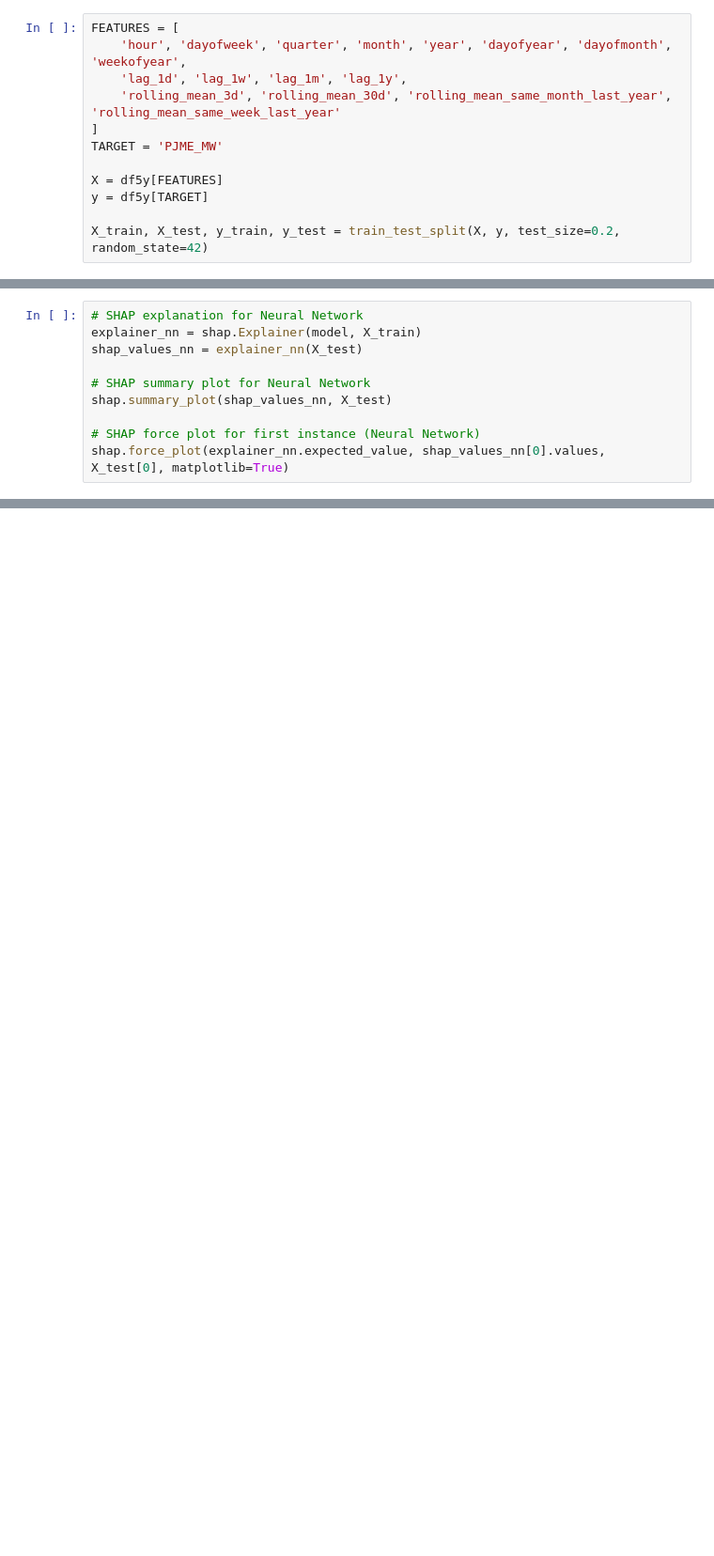
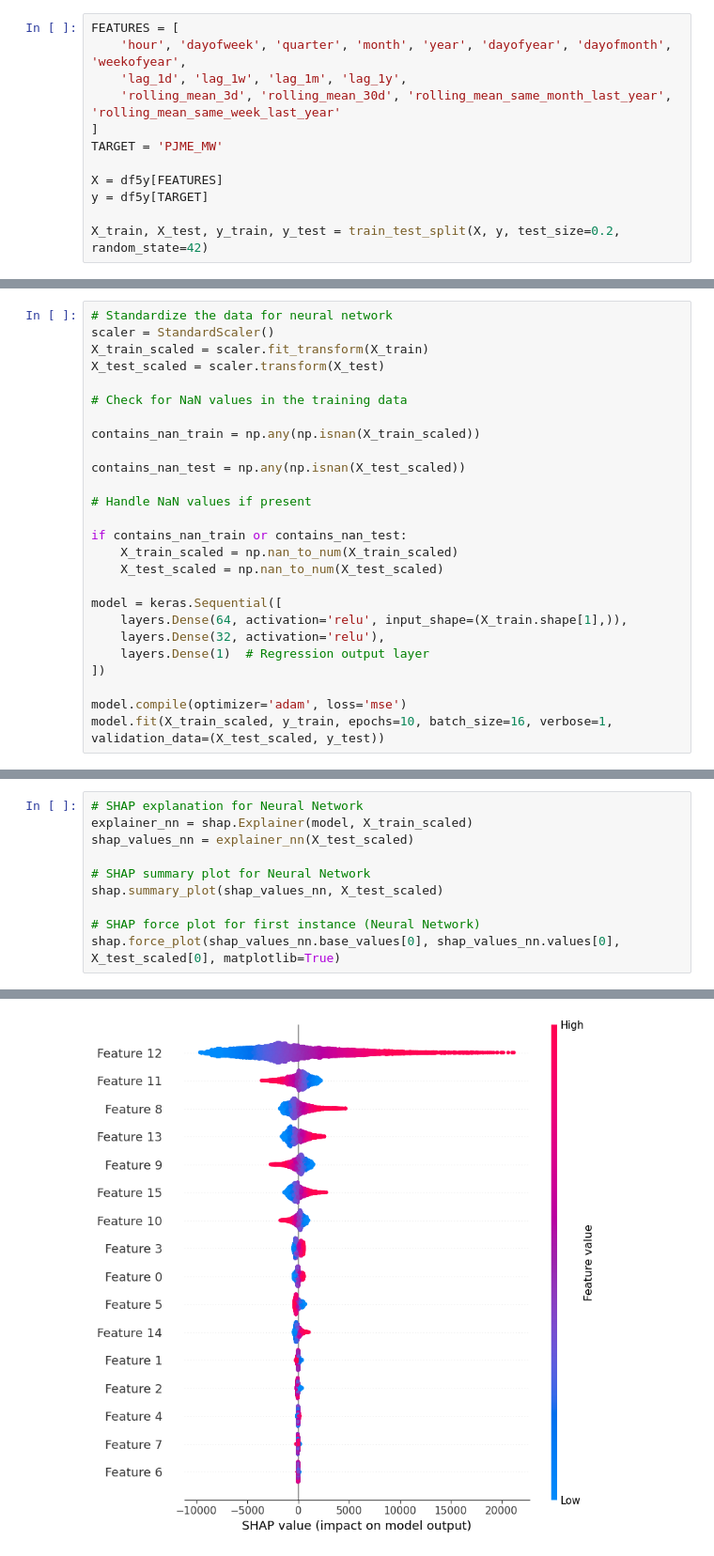
Before and after one commit to MarLaslo/DataScienceRUC, a Jupyter notebook: E13 - Explainability.ipynb, the cells around one changed output, grey strips where cells are left out. Shown at 94% size. Saved outputs shown, nothing was run; the diff lists cells and outputs as text; blank space fills up the shorter version.

```diff
--- a/E13 - Explainability.ipynb
+++ b/E13 - Explainability.ipynb
@@ -156,0 +136,26 @@ shap.force_plot(explainer_xgb.expected_value, shap_values_xgb[0].values, X_test.
+# %%
+# Standardize the data for neural network
+scaler = StandardScaler()
+X_train_scaled = scaler.fit_transform(X_train)
+X_test_scaled = scaler.transform(X_test)
+
+# Check for NaN values in the training data
+
+contains_nan_train = np.any(np.isnan(X_train_scaled))
+
+contains_nan_test = np.any(np.isnan(X_test_scaled))
+
+# Handle NaN values if present
+
+if contains_nan_train or contains_nan_test:
+    X_train_scaled = np.nan_to_num(X_train_scaled)
+    X_test_scaled = np.nan_to_num(X_test_scaled)
+
+model = keras.Sequential([
+    layers.Dense(64, activation='relu', input_shape=(X_train.shape[1],)),
+    layers.Dense(32, activation='relu'),
+    layers.Dense(1)  # Regression output layer
+])
+
+model.compile(optimizer='adam', loss='mse')
+model.fit(X_train_scaled, y_train, epochs=10, batch_size=16, verbose=1, validation_data=(X_test_scaled, y_test))
@@ -157,11 +184,11 @@ shap.force_plot(explainer_xgb.expected_value, shap_values_xgb[0].values, X_test.
 # %%
 # SHAP explanation for Neural Network
-explainer_nn = shap.Explainer(model, X_train)
-shap_values_nn = explainer_nn(X_test)
+explainer_nn = shap.Explainer(model, X_train_scaled)
+shap_values_nn = explainer_nn(X_test_scaled)
 
 # SHAP summary plot for Neural Network
-shap.summary_plot(shap_values_nn, X_test)
+shap.summary_plot(shap_values_nn, X_test_scaled)
 
 # SHAP force plot for first instance (Neural Network)
-shap.force_plot(explainer_nn.expected_value, shap_values_nn[0].values, X_test[0], matplotlib=True)
+shap.force_plot(shap_values_nn.base_values[0], shap_values_nn.values[0], X_test_scaled[0], matplotlib=True)
 # %% [output]
@@ -168,0 +195 @@ TypeError: ufunc 'isfinite' not supported for the input types, and the inputs co
+[figure, added]
```
Also changed, not shown: parts of 7 cells of this notebook.
